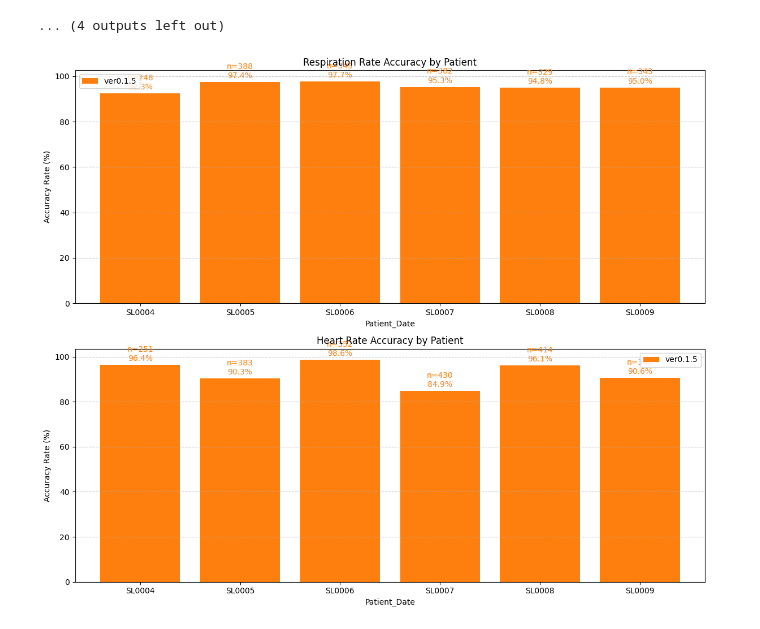
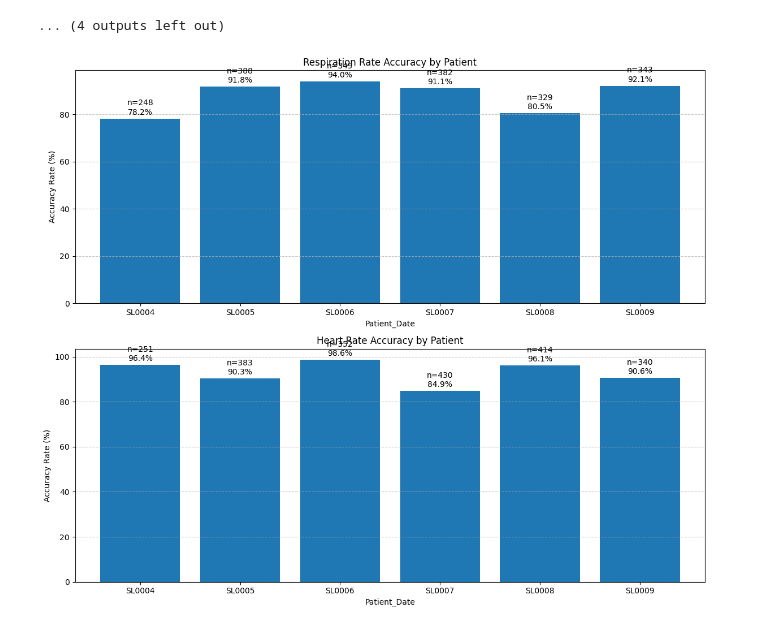
Before and after one commit to yael-holosis/SleepLabProcessing, a Jupyter notebook: main.ipynb, the cells around one changed output. Saved outputs shown, nothing was run; the diff lists cells and outputs as text; code cells hidden in the pictures.

Commit message:
plotting corrections

```diff
--- a/main.ipynb
+++ b/main.ipynb
@@ -1044,12 +1044,12 @@ for (patient, date), group in results_with_ref.groupby(['PatientStudyName', 'Sta
 def is_rr_accurate(measured_rr_bpm, reference_rr_bpm):
     if pd.isna(measured_rr_bpm) or pd.isna(reference_rr_bpm):
         return None
-    return abs(measured_rr_bpm - reference_rr_bpm) < 5 or abs((measured_rr_bpm - reference_rr_bpm) / reference_rr_bpm) < 0.1
+    return abs(measured_rr_bpm - reference_rr_bpm) < 2 or abs((measured_rr_bpm - reference_rr_bpm) / reference_rr_bpm) < 0.1
 
 def is_hr_accurate(measured_hr_bpm, reference_hr_bpm):
     if pd.isna(measured_hr_bpm) or pd.isna(reference_hr_bpm):
         return None
-    return abs(measured_hr_bpm - reference_hr_bpm) < 2 or abs((measured_hr_bpm - reference_hr_bpm) / reference_hr_bpm) < 0.1
+    return abs(measured_hr_bpm - reference_hr_bpm) < 5 or abs((measured_hr_bpm - reference_hr_bpm) / reference_hr_bpm) < 0.1
 
 # Function to calculate accuracy rates
 def calculate_accuracy_rates(results, measured_rr_col, measured_hr_col, version_suffix):
@@ -1104,7 +1104,6 @@ def plot_accuracy_comparison(df_accuracy, exclude_patients=None, show_only_new=F
         colors = ['#1f77b4']
         rr_cols = ['RR Accuracy ver0.1.5']
         hr_cols = ['HR Accuracy ver0.1.5']
-        legend_labels = ['ver0.1.5']
     else:
         colors = ['#1f77b4', '#ff7f0e']
         rr_cols = ['RR Accuracy ver0.1.1', 'RR Accuracy ver0.1.5']
@@ -1112,49 +1111,53 @@ def plot_accuracy_comparison(df_accuracy, exclude_patients=None, show_only_new=F
         legend_labels = ['ver0.1.1', 'ver0.1.5']
 
     # Plot Respiration Accuracy Rates
-    plot_df.plot(x='Patient_Date', y=rr_cols, kind='bar', ax=ax1, width=0.8, color=colors)
+    plot_df.plot(x='Patient_Date', y=rr_cols, kind='bar', ax=ax1, width=0.8, color=colors, legend=not show_only_new)
     ax1.set_title('Respiration Rate Accuracy by Patient')
     ax1.set_ylabel('Accuracy Rate (%)')
     ax1.grid(axis='y', linestyle='--', alpha=0.7)
     ax1.set_xticklabels(plot_df['Patient_Date'], rotation=0)
-    ax1.legend(legend_labels)
+    if not show_only_new:
+        ax1.legend(legend_labels)
 
     # Add count labels and percentage on top of bars
     for i in range(len(plot_df)):
         if not show_only_new:
             v2 = plot_df['RR Accuracy ver0.1.1'].iloc[i]
             ax1.text(i - 0.15, v2 + 1, f'n={plot_df["RR Detected Count ver0.1.1"].iloc[i]}\n{v2:.1f}%',
-                     ha='center', va='bottom', color='#1f77b4')
+                     ha='center', va='bottom', color='black')
         v1 = plot_df['RR Accuracy ver0.1.5'].iloc[i]
         offset = 0 if show_only_new else 0.15
         ax1.text(i + offset, v1 + 1, f'n={plot_df["RR Detected Count ver0.1.5"].iloc[i]}\n{v1:.1f}%',
-                 ha='center', va='bottom', color='#ff7f0e')
+                 ha='center', va='bottom', color='black')
 
     # Plot Heart Rate Accuracy Rates
-    plot_df.plot(x='Patient_Date', y=hr_cols, kind='bar', ax=ax2, width=0.8, color=colors)
+    plot_df.plot(x='Patient_Date', y=hr_cols, kind='bar', ax=ax2, width=0.8, color=colors, legend=not show_only_new)
     ax2.set_title('Heart Rate Accuracy by Patient')
     ax2.set_ylabel('Accuracy Rate (%)')
     ax2.grid(axis='y', linestyle='--', alpha=0.7)
     ax2.set_xticklabels(plot_df['Patient_Date'], rotation=0)
-    ax2.legend(legend_labels)
+    if not show_only_new:
+        ax2.legend(legend_labels)
 
     # Add count labels and percentage on top of bars
     for i in range(len(plot_df)):
         if not show_only_new:
             v2 = plot_df['HR Accuracy ver0.1.1'].iloc[i]
             ax2.text(i - 0.15, v2 + 1, f'n={plot_df["HR Detected Count ver0.1.1"].iloc[i]}\n{v2:.1f}%',
-                     ha='center', va='bottom', color='#1f77b4')
+                     ha='center', va='bottom', color='black')
         v1 = plot_df['HR Accuracy ver0.1.5'].iloc[i]
         offset = 0 if show_only_new else 0.15
         ax2.text(i + offset, v1 + 1, f'n={plot_df["HR Detected Count ver0.1.5"].iloc[i]}\n{v1:.1f}%',
-                 ha='center', va='bottom', color='#ff7f0e')
+                 ha='center', va='bottom', color='black')
 
     plt.tight_layout()
     plt.show()
 
 # Example usage:
 plot_accuracy_comparison(df_accuracy, exclude_patients=['SL0010'], show_only_new=True)
+plot_accuracy_comparison(df_accuracy, exclude_patients=[], show_only_new=False)
+
 # To exclude patients and show only new version:
 # plot_accuracy_comparison(df_accuracy, exclude_patients=['Patient1', 'Patient2'], show_only_new=True)
 # %% [output]
-[figure, old version]
+[figure, new version]
```
